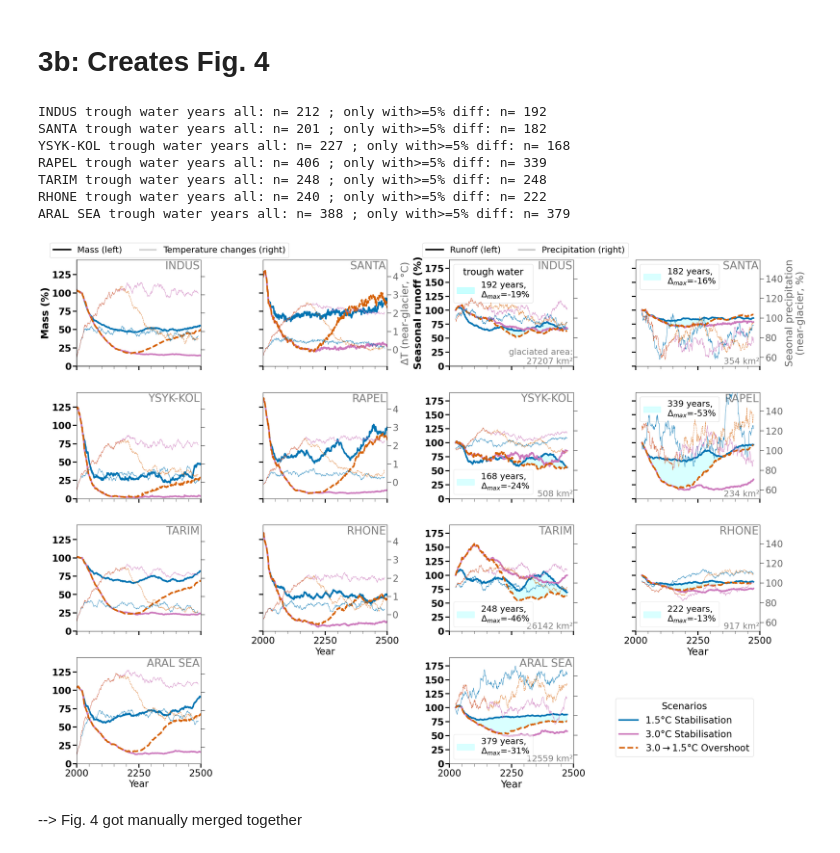
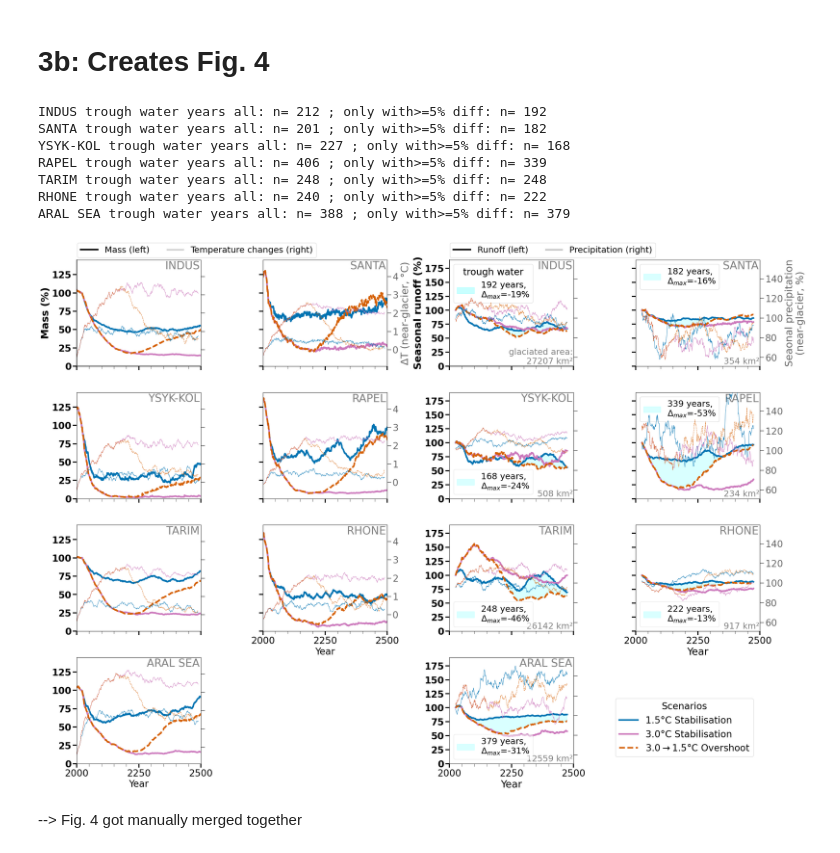
Before and after one commit to lilianschuster/glacier_overshoot_irreversibility_trough_water, a Jupyter notebook: B_main_analysis_figure_creation/3b_fig_4.ipynb, the cells around one changed output. Drawn from its saved outputs; the diff is of its cells as text; code cells hidden in the pictures.

```diff
--- a/B_main_analysis_figure_creation/3b_fig_4.ipynb
+++ b/B_main_analysis_figure_creation/3b_fig_4.ipynb
@@ -17,6 +17,9 @@ from analysis_func import color_scenario, label_scenario, provide_reg_full_name_
 
 palette = sns.color_palette(color_scenario.values())
 import geopandas as gpd
+# %%
+plt.rcParams["pdf.use14corefonts"] = False  # don't convert text to path
+plt.rcParams['pdf.fonttype']=42 # do not outline text?
 # %%
 opt = 'last_3m_driest_month_seasonal_avg_within_melt_months'
 bc = 'bc_1980_2019'
@@ -380,7 +383,7 @@ if add_more:
     leg2 = ax.legend([handles[1], handles_2[0]], ['Runoff (left)', # #, 51-yr avg.)',
                                                   f'Precipitation (right)'], #, 51-yr avg.)'],
                      loc='lower left', fontsize=22,
-                     bbox_to_anchor=(-0.25,0.98), ncol=2)
+                     bbox_to_anchor=(-0.03,0.98), ncol=2)
     leg2.get_lines()[0].set_linewidth(4)
     leg2.get_lines()[1].set_linewidth(0.8)
     for l in leg2.get_lines():
@@ -575,35 +578,35 @@ plt.tight_layout(h_pad=0.1, w_pad=0.3, rect=[0, 0, 1, 0.98])
 leg2a = ax_0.legend([handlesa[1], handles_2a[0]], ['Mass (left)',
                                                   r'Temperature changes (right)'], # $\Delta$T  ### near-glacier, 20-yr avg.)'],
                  loc='lower left', fontsize=22,
-                    bbox_to_anchor=(-0.25,0.98), ncol=2)
+                    bbox_to_anchor=(-0.03,0.98), ncol=2)
 leg2a.get_lines()[0].set_linewidth(4)
 leg2a.get_lines()[1].set_linewidth(0.8)
 for l in leg2a.get_lines():
     l.set_color('black')
 #ax.add_artist(leg)
 
 
 ax_b0.add_artist(leg2)
 from matplotlib.lines import Line2D
 lines = []
 for k in scenarios:
     line = Line2D([0], [0], label=label_scenario[k], color=color_scenario_poster[k], lw=4, ls = scenario_ls[k])
     lines.append(line)
 axs[-2].set_xlabel('Year', fontsize=fs_label)
 # CMIP6 overshoot GCMs and ESMs until 2300CMIP6 overshoot GCMs and ESMs until 2300
 ax.legend(handles=lines, loc = 'lower left', bbox_to_anchor=(1.3,0.02), title = 'Scenarios')
 ax.add_artist(leg_t)
-plt.rc('xtick.minor', size=7)
+plt.rc('xtick.minor', size=8)
 plt.savefig(f'../figures/fig_4_before_manual_adjustment_v_reviewer.png')
 plt.savefig(f'../figures/fig_4_before_manual_adjustment_v_reviewer.pdf')
 # %% [output]
 INDUS trough water years all: n= 212 ; only with>=5% diff: n= 192
 SANTA trough water years all: n= 201 ; only with>=5% diff: n= 182
 YSYK-KOL trough water years all: n= 227 ; only with>=5% diff: n= 168
 RAPEL trough water years all: n= 406 ; only with>=5% diff: n= 339
 TARIM trough water years all: n= 248 ; only with>=5% diff: n= 248
 RHONE trough water years all: n= 240 ; only with>=5% diff: n= 222
 ARAL SEA trough water years all: n= 388 ; only with>=5% diff: n= 379
-[figure, old version]
+[figure, new version]
 # %% [markdown]
 --> Fig. 4 got manually merged together
```
Also changed, not shown: 1 other file.
